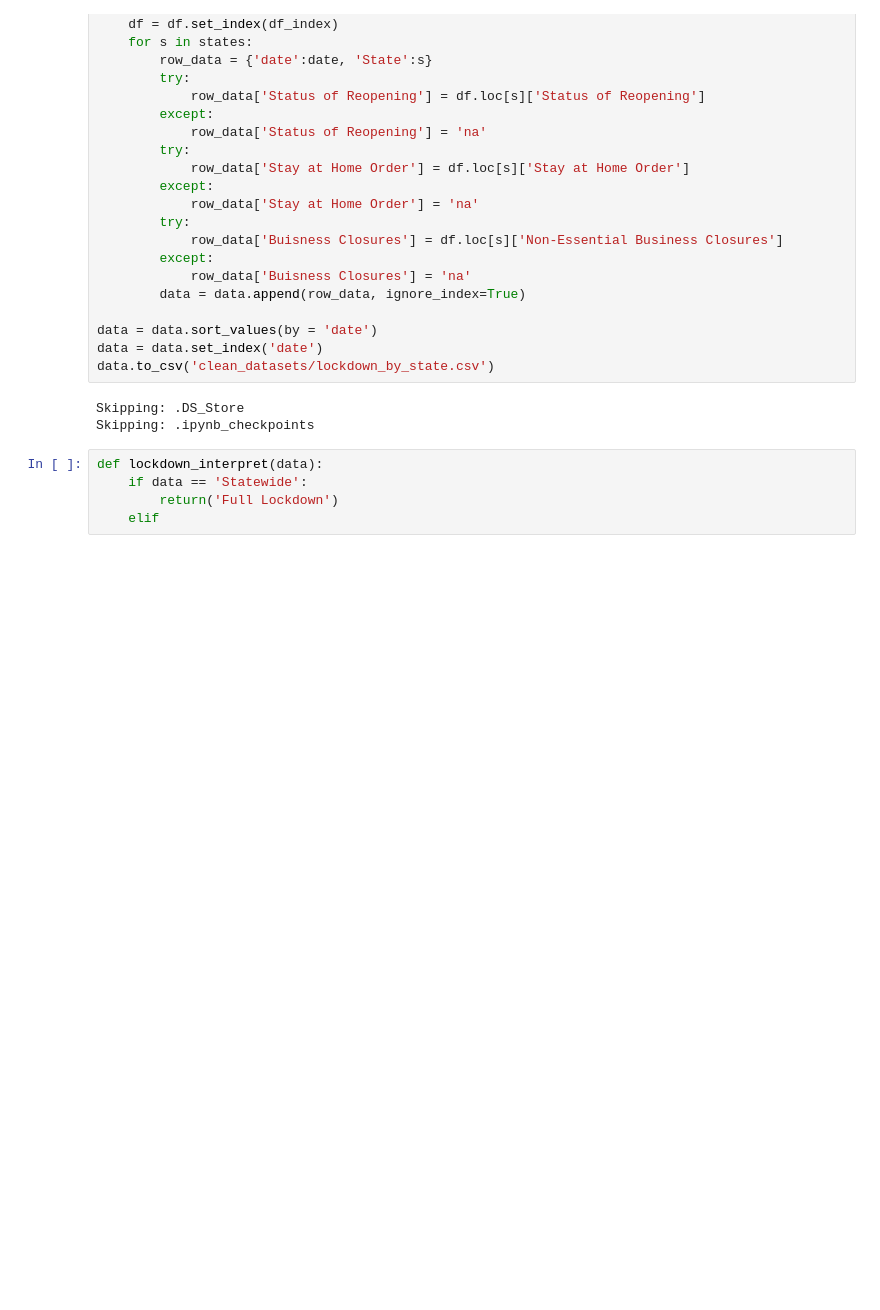
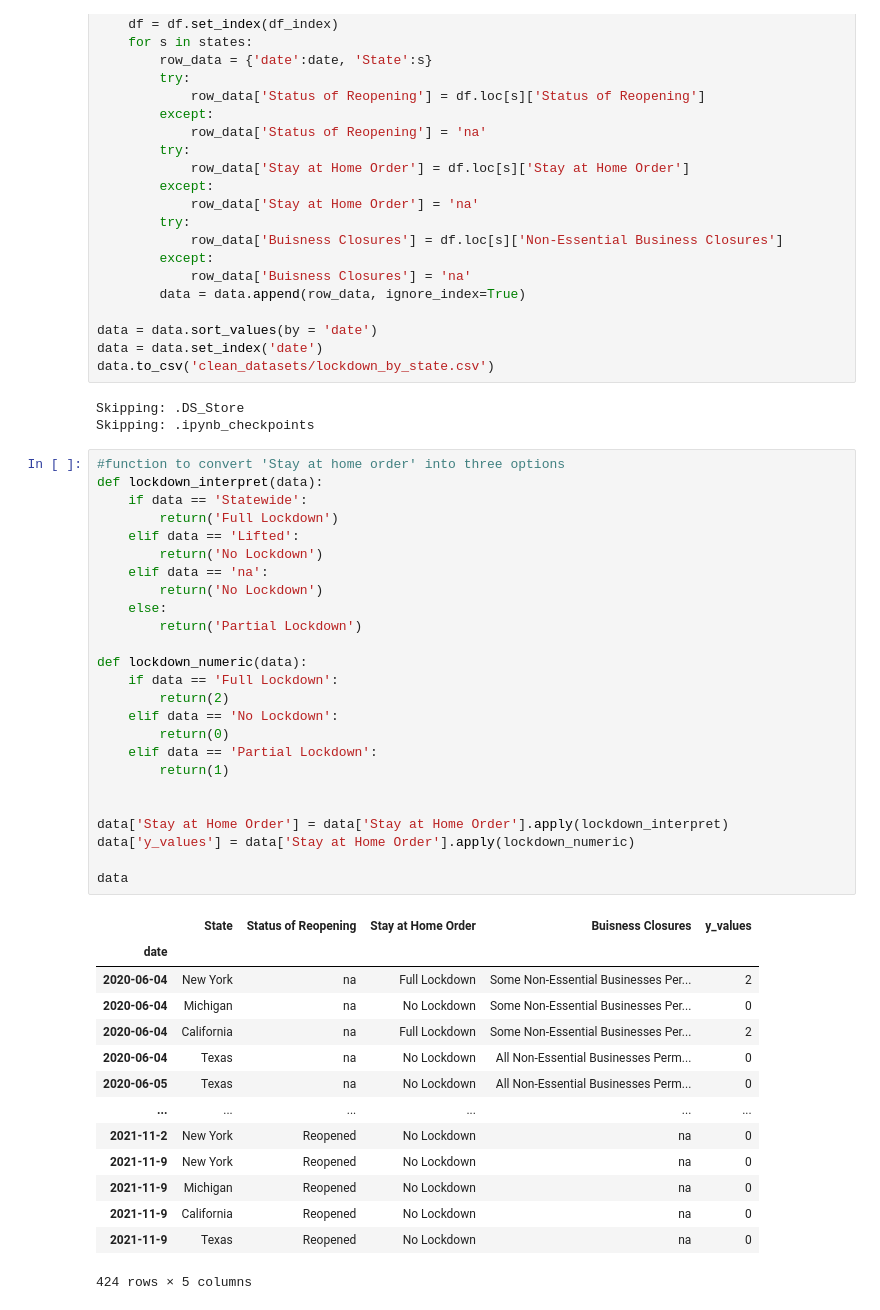
Before and after one commit to djdolejsi/Adoption-Surrender-Rates-vs-COVID-Cases, a Jupyter notebook: covid_data_clean.ipynb, the cells around one changed output. Drawn from its saved outputs; the diff is of its cells as text; blank space fills up the shorter version.

```diff
--- a/covid_data_clean.ipynb
+++ b/covid_data_clean.ipynb
@@ -43,8 +43,43 @@ data.to_csv('clean_datasets/lockdown_by_state.csv')
 Skipping: .DS_Store
 Skipping: .ipynb_checkpoints
 # %%
+#function to convert 'Stay at home order' into three options
 def lockdown_interpret(data):
     if data == 'Statewide':
         return('Full Lockdown')
-    elif
+    elif data == 'Lifted':
+        return('No Lockdown')
+    elif data == 'na':
+        return('No Lockdown')
+    else:
+        return('Partial Lockdown')
+
+def lockdown_numeric(data):
+    if data == 'Full Lockdown':
+        return(2)
+    elif data == 'No Lockdown':
+        return(0)
+    elif data == 'Partial Lockdown':
+        return(1)
+
+
+data['Stay at Home Order'] = data['Stay at Home Order'].apply(lockdown_interpret)
+data['y_values'] = data['Stay at Home Order'].apply(lockdown_numeric)
+
+data
+# %% [output]
+|  | State | Status of Reopening | Stay at Home Order | Buisness Closures | y_values |
+| date |  |  |  |  |  |
+| 2020-06-04 | New York | na | Full Lockdown | Some Non-Essential Businesses Per... | 2 |
+| 2020-06-04 | Michigan | na | No Lockdown | Some Non-Essential Businesses Per... | 0 |
+| 2020-06-04 | California | na | Full Lockdown | Some Non-Essential Businesses Per... | 2 |
+| 2020-06-04 | Texas | na | No Lockdown | All Non-Essential Businesses Perm... | 0 |
+| 2020-06-05 | Texas | na | No Lockdown | All Non-Essential Businesses Perm... | 0 |
+| ... | ... | ... | ... | ... | ... |
+| 2021-11-2 | New York | Reopened | No Lockdown | na | 0 |
+| 2021-11-9 | New York | Reopened | No Lockdown | na | 0 |
+| 2021-11-9 | Michigan | Reopened | No Lockdown | na | 0 |
+| 2021-11-9 | California | Reopened | No Lockdown | na | 0 |
+| 2021-11-9 | Texas | Reopened | No Lockdown | na | 0 |
+424 rows × 5 columns
 # %%
```
Also changed, not shown: parts of 1 cell of this notebook, 1 other file.
